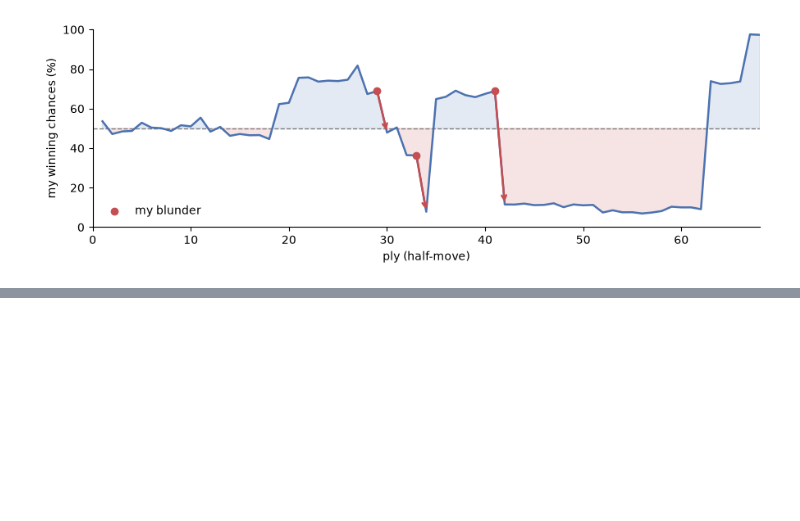
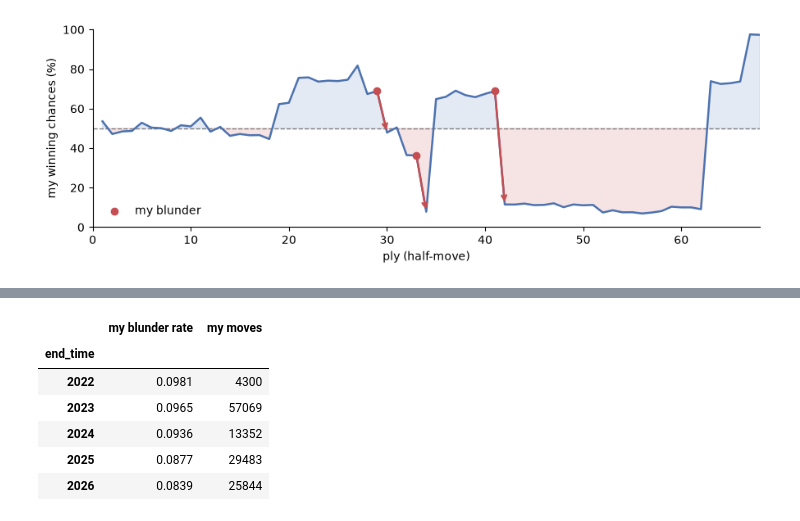
Before and after one commit to patrick-oreilly/chess-blunder-risk, a Jupyter notebook: notebooks/05_report_figures.ipynb, the cells around one changed output, grey strips where cells are left out. Cells and saved outputs as stored; diff of their text form; code cells hidden in the pictures; blank space fills up the shorter version.

Commit message:
Print my own yearly blunder rate for the report

```diff
--- a/notebooks/05_report_figures.ipynb
+++ b/notebooks/05_report_figures.ipynb
@@ -62,0 +68,12 @@ blunders[["ply", "win_before", "win_after", "win_loss"]]
+# %%
+mine = positions[positions.is_my_move]
+mine.groupby(mine.end_time.dt.year).is_blunder.agg(["mean", "size"]).rename(
+    columns={"mean": "my blunder rate", "size": "my moves"}).round(4)
+# %% [output]
+|  | my blunder rate | my moves |
+| end_time |  |  |
+| 2022 | 0.0981 | 4300 |
+| 2023 | 0.0965 | 57069 |
+| 2024 | 0.0936 | 13352 |
+| 2025 | 0.0877 | 29483 |
+| 2026 | 0.0839 | 25844 |
```
Also changed, not shown: parts of 1 cell of this notebook.
